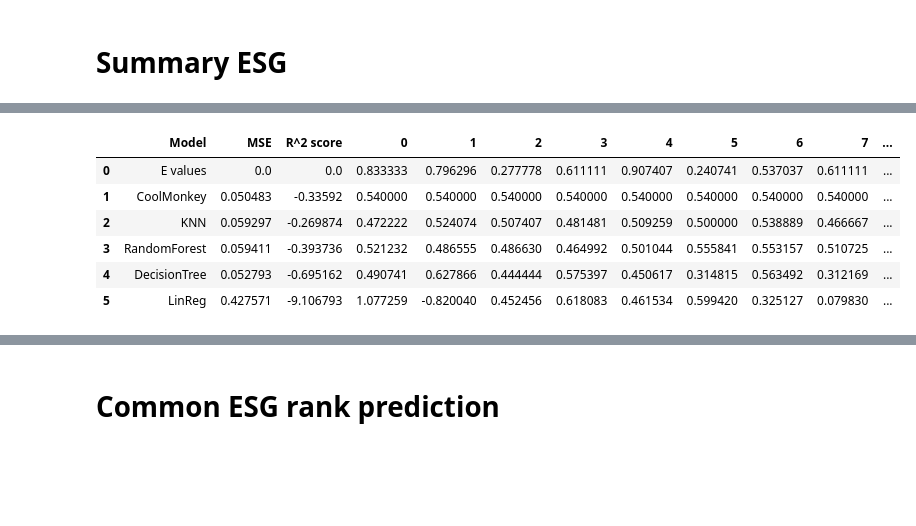
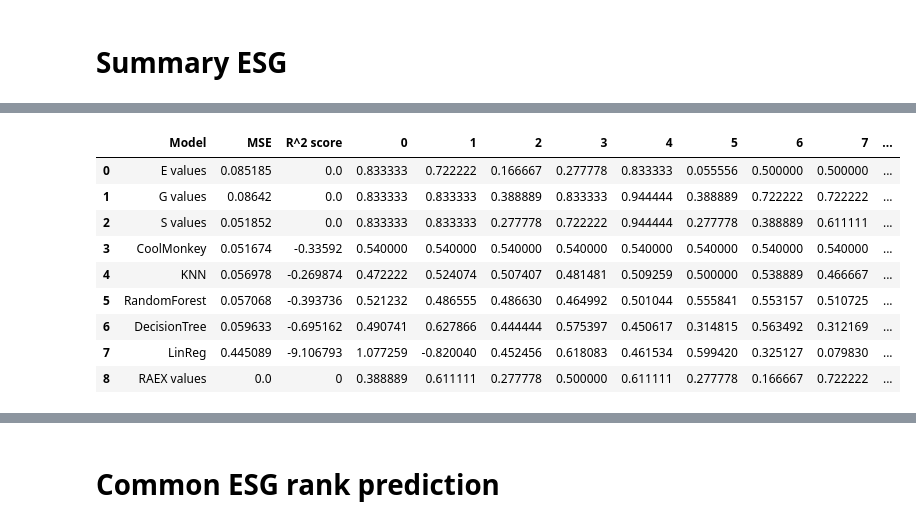
Before and after one commit to oversanya/ESG_rating_prediction, a Jupyter notebook: NLP+ML_ESG.ipynb, the cells around one changed output, grey strips where cells are left out. Drawn from its saved outputs; the diff is of its cells as text; code cells hidden in the pictures; blank space fills up the shorter version.

```diff
--- a/NLP+ML_ESG.ipynb
+++ b/NLP+ML_ESG.ipynb
@@ -481,3 +472,6 @@ Index(['Legal Proceedings & Law Violations', 'Biodiversity',
       dtype='object')
 array([0.38888889, 0.72222222, 0.61111111, 0.72222222, 0.16666667,
        0.27777778, 0.61111111, 0.27777778, 0.5       , 0.83333333])
+# %%
+sample_y_test = y_test[-1]
+print(sample_y_test.values)
@@ -972,7 +969,7 @@ array([0.83333333, 0.83333333, 0.27777778, 0.72222222, 0.94444444,
 # %%
 #сделаем красивую общую табличку с резами.
 compare_table = pd.DataFrame(columns=['Model', 'MSE', 'R^2 score'] + [str(i) for i in range(len(y_test[-1]))])
-new_row = pd.DataFrame({'Model': 'E values', 'MSE': 0, 'R^2 score': 0, **dict(zip(compare_table.columns[3:], y_test[-1].values))}, index=[0])
+new_row = pd.DataFrame({'Model': 'S values', 'MSE': 0, 'R^2 score': 0, **dict(zip(compare_table.columns[3:], y_test[-1].values))}, index=[0])
 compare_table = pd.concat([compare_table, new_row], ignore_index=True)
 compare_table
 # %% [output]
@@ -1233,7 +1230,7 @@ array([0.83333333, 0.83333333, 0.38888889, 0.83333333, 0.94444444,
 # %%
 #сделаем красивую общую табличку с резами.
 compare_table = pd.DataFrame(columns=['Model', 'MSE', 'R^2 score'] + [str(i) for i in range(len(y_test[-1]))])
-new_row = pd.DataFrame({'Model': 'E values', 'MSE': 0, 'R^2 score': 0, **dict(zip(compare_table.columns[3:], y_test[-1].values))}, index=[0])
+new_row = pd.DataFrame({'Model': 'G values', 'MSE': 0, 'R^2 score': 0, **dict(zip(compare_table.columns[3:], y_test[-1].values))}, index=[0])
 compare_table = pd.concat([compare_table, new_row], ignore_index=True)
 compare_table
 # %% [output]
@@ -1486,3 +1483,9 @@ G_table
 combined_df = pd.concat([E_table, S_table, G_table], ignore_index=True)
 combined_df = combined_df.groupby('Model').mean()
 combined_df.sort_values(by='MSE', inplace=True)
+combined_df.reset_index(inplace=True)
+new_row = pd.DataFrame({'Model': 'RAEX values', 'MSE': 0, 'R^2 score': 0, **dict(zip(compare_table.columns[3:], sample_y_test.values))}, index=[0])
+combined_df = pd.concat([combined_df, new_row], ignore_index=True)
+
+
+combined_df
@@ -1500,18 +1503,18 @@ combined_df
 # %%
-true_values = combined_df.iloc[0]
+true_values = combined_df.iloc[-1]
 
-# Select only the columns that represent the model's predictions
-model_columns = combined_df.columns[2:]  # Assuming the first two columns are not part of the model's predictions
-
+model_columns = combined_df.columns[3:]  # Assuming the first two columns are not part of the model's predictions
 # Calculate the MSE for each row based on the first row as true values
 combined_df['MSE'] = (combined_df[model_columns] - true_values[model_columns]).pow(2).mean(axis=1)
-combined_df.reset_index(inplace=True)
 combined_df
 # %% [output]
 |  | Model | MSE | R^2 score | 0 | 1 | 2 | 3 | 4 | 5 | 6 | 7 | ... |
-| 0 | E values | 0.0 | 0.0 | 0.833333 | 0.796296 | 0.277778 | 0.611111 | 0.907407 | 0.240741 | 0.537037 | 0.611111 | ... |
-| 1 | CoolMonkey | 0.050483 | -0.33592 | 0.540000 | 0.540000 | 0.540000 | 0.540000 | 0.540000 | 0.540000 | 0.540000 | 0.540000 | ... |
-| 2 | KNN | 0.059297 | -0.269874 | 0.472222 | 0.524074 | 0.507407 | 0.481481 | 0.509259 | 0.500000 | 0.538889 | 0.466667 | ... |
-| 3 | RandomForest | 0.059411 | -0.393736 | 0.521232 | 0.486555 | 0.486630 | 0.464992 | 0.501044 | 0.555841 | 0.553157 | 0.510725 | ... |
-| 4 | DecisionTree | 0.052793 | -0.695162 | 0.490741 | 0.627866 | 0.444444 | 0.575397 | 0.450617 | 0.314815 | 0.563492 | 0.312169 | ... |
-| 5 | LinReg | 0.427571 | -9.106793 | 1.077259 | -0.820040 | 0.452456 | 0.618083 | 0.461534 | 0.599420 | 0.325127 | 0.079830 | ... |
+| 0 | E values | 0.085185 | 0.0 | 0.833333 | 0.722222 | 0.166667 | 0.277778 | 0.833333 | 0.055556 | 0.500000 | 0.500000 | ... |
+| 1 | G values | 0.08642 | 0.0 | 0.833333 | 0.833333 | 0.388889 | 0.833333 | 0.944444 | 0.388889 | 0.722222 | 0.722222 | ... |
+| 2 | S values | 0.051852 | 0.0 | 0.833333 | 0.833333 | 0.277778 | 0.722222 | 0.944444 | 0.277778 | 0.388889 | 0.611111 | ... |
+| 3 | CoolMonkey | 0.051674 | -0.33592 | 0.540000 | 0.540000 | 0.540000 | 0.540000 | 0.540000 | 0.540000 | 0.540000 | 0.540000 | ... |
+| 4 | KNN | 0.056978 | -0.269874 | 0.472222 | 0.524074 | 0.507407 | 0.481481 | 0.509259 | 0.500000 | 0.538889 | 0.466667 | ... |
+| 5 | RandomForest | 0.057068 | -0.393736 | 0.521232 | 0.486555 | 0.486630 | 0.464992 | 0.501044 | 0.555841 | 0.553157 | 0.510725 | ... |
+| 6 | DecisionTree | 0.059633 | -0.695162 | 0.490741 | 0.627866 | 0.444444 | 0.575397 | 0.450617 | 0.314815 | 0.563492 | 0.312169 | ... |
+| 7 | LinReg | 0.445089 | -9.106793 | 1.077259 | -0.820040 | 0.452456 | 0.618083 | 0.461534 | 0.599420 | 0.325127 | 0.079830 | ... |
+| 8 | RAEX values | 0.0 | 0 | 0.388889 | 0.611111 | 0.277778 | 0.500000 | 0.611111 | 0.277778 | 0.166667 | 0.722222 | ... |
```
Also changed, not shown: parts of 59 cells of this notebook.
